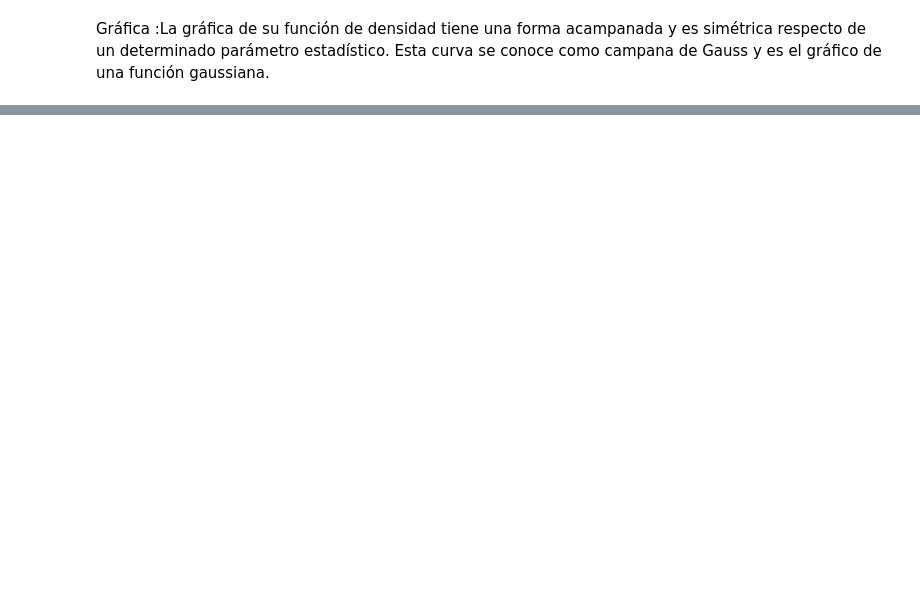
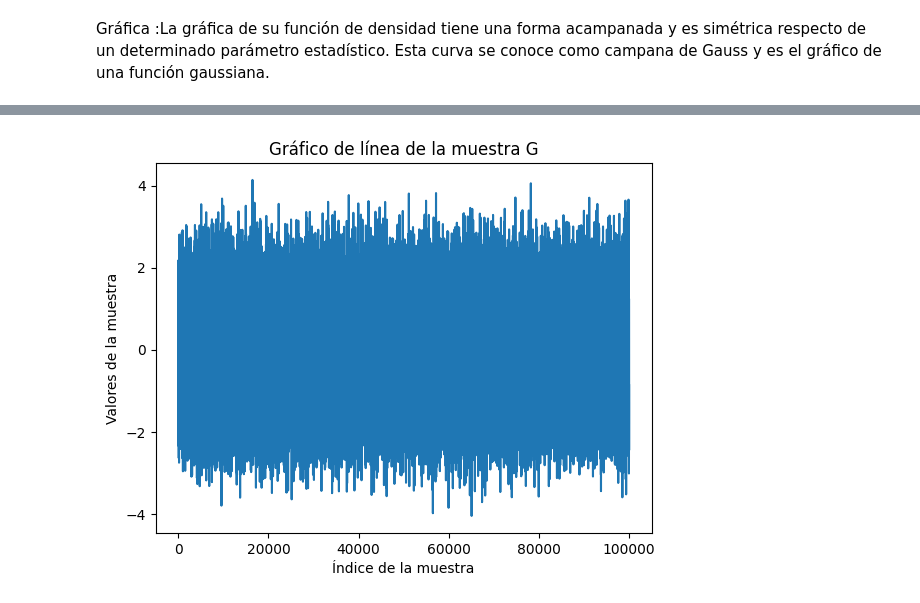
Before and after one commit to Anali24/SIMULACION-I, a Jupyter notebook: Normal_SI.ipynb, the cells around one changed output, grey strips where cells are left out. Saved outputs shown, nothing was run; the diff lists cells and outputs as text; code cells hidden in the pictures; blank space fills up the shorter version.

```diff
--- a/Normal_SI.ipynb
+++ b/Normal_SI.ipynb
@@ -95,0 +77,13 @@ plt.axhline(0.5, color="red")
+# %%
+# Creamos un gráfico de línea con los valores de la muestra G
+plt.plot(G)
+
+# Añadimos etiquetas y título al gráfico
+plt.xlabel('Índice de la muestra')
+plt.ylabel('Valores de la muestra')
+plt.title('Gráfico de línea de la muestra G')
+
+# Mostramos el gráfico
+plt.show()
+# %% [output]
+[figure, added]
```
Also changed, not shown: parts of 16 cells of this notebook.
